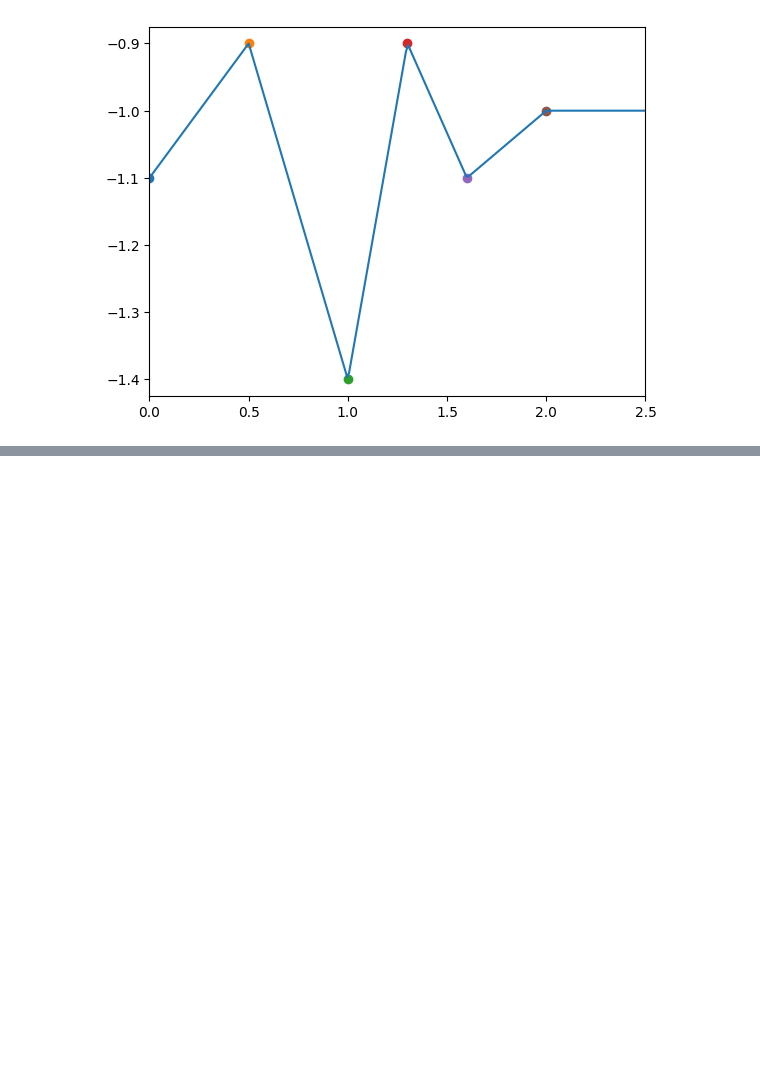
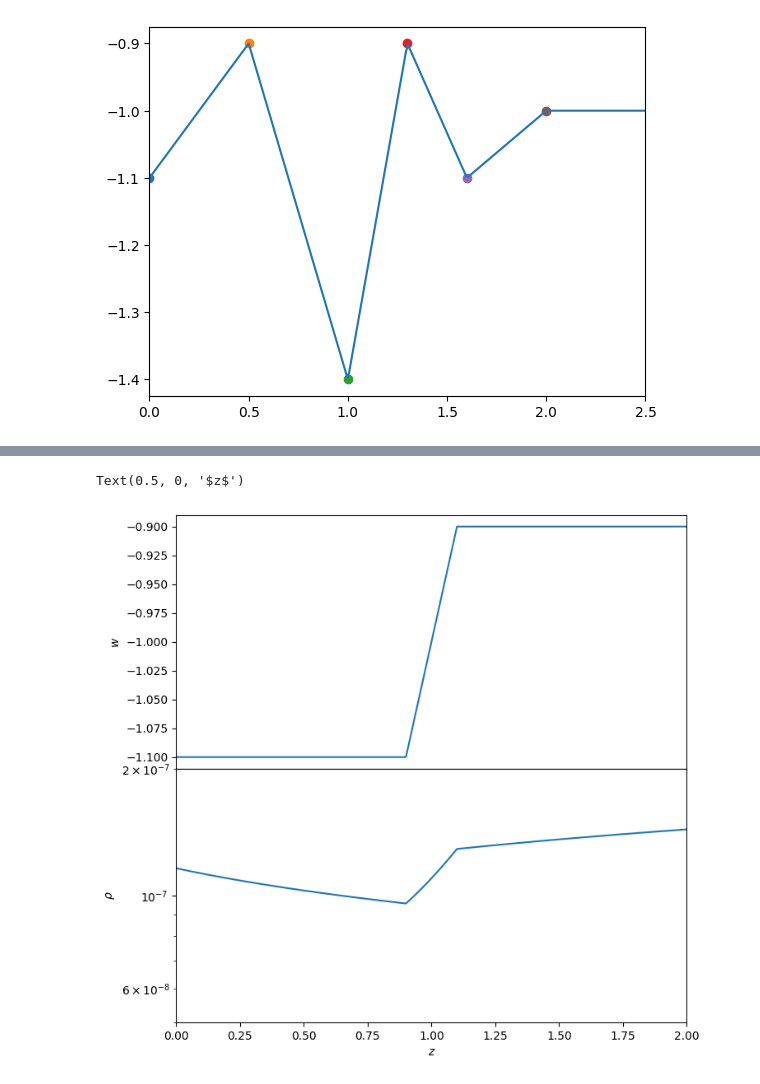
Before and after one commit to SBU-COSMOLIKE/CAMB, a Jupyter notebook: docs/LateDE_demo.ipynb, the cells around one changed output, grey strips where cells are left out. Cells and saved outputs as stored; diff of their text form; code cells hidden in the pictures; blank space fills up the shorter version.

Commit message:
Adding transition model

```diff
--- a/docs/LateDE_demo.ipynb
+++ b/docs/LateDE_demo.ipynb
@@ -77,0 +88,33 @@ plt.scatter(zs[-1], -1)
+# %%
+# The transition model
+cosmo = camb.set_params(
+    # Background
+    H0=70, ombh2=0.02238280, omch2=0.1201075, TCMB=2.7255,
+    # Dark Energy
+    dark_energy_model='ppf',
+    DEmodel=15, # tanh
+    w0=-1.1, w1=-0.9, z1=1,
+    # Neutrinos
+    omnuh2 = 0, num_nu_massless=3.044, num_nu_massive = 0,
+    nu_mass_degeneracies=[0], nu_mass_numbers = [0],
+    # Initial Power Spectrum
+    As = 2.100549e-09, ns = 0.9660499,
+    YHe = 0.246, WantTransfer=True
+)
+results = camb.get_results(cosmo)
+aa = np.logspace(-2, 0, 10000)
+zz = 1/aa - 1
+rho, ww = results.get_dark_energy_rho_w(aa)
+# %%
+fig, axs = plt.subplots(2, 1, figsize=(8,8), sharex=True)
+plt.subplots_adjust(hspace=0)
+axs[0].plot(zz, ww)
+axs[1].semilogy(zz, rho)
+plt.xlim(0, 2)
+axs[1].set_ylim(5e-8, 2e-7)
+axs[0].set_ylabel(r"$w$")
+axs[1].set_ylabel(r"$\rho$")
+plt.xlabel(r"$z$")
+# %% [output]
+Text(0.5, 0, '$z$')
+[figure, added]
```
Also changed, not shown: parts of 2 cells of this notebook, 2 other files.
